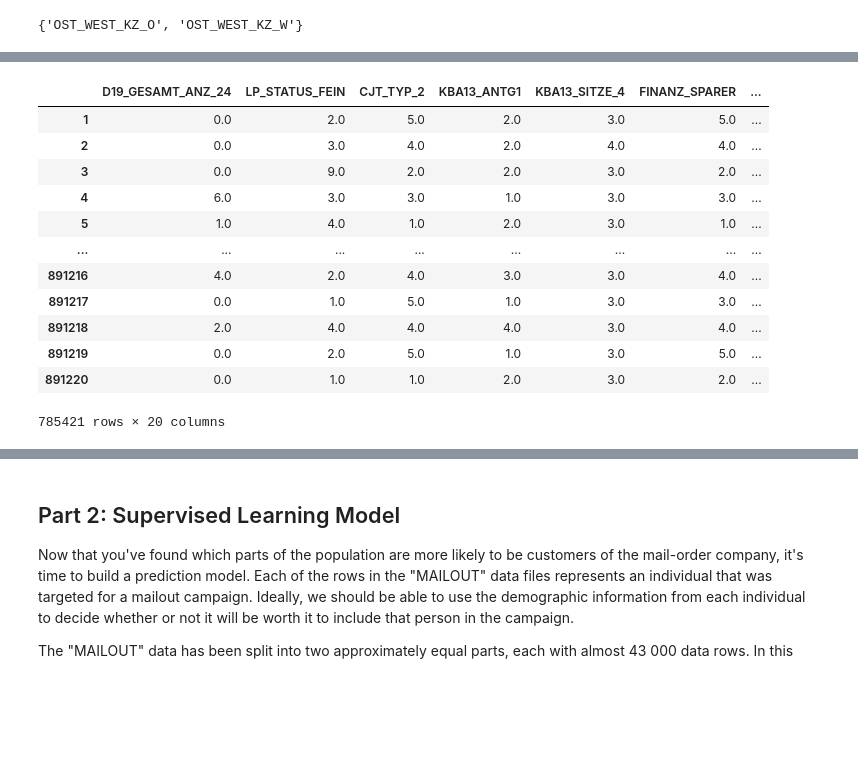
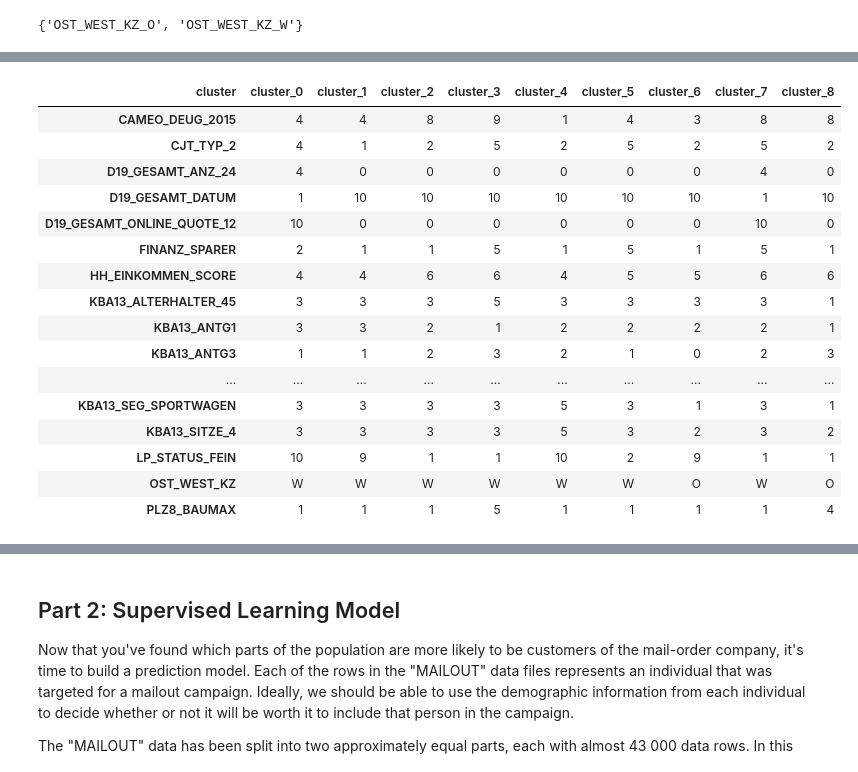
Before and after one commit to jaeyoun-chang/u_city_capstone, a Jupyter notebook: Arvato_Project_Workbook.ipynb, the cells around one changed output, grey strips where cells are left out. Saved outputs shown, nothing was run; the diff lists cells and outputs as text; code cells hidden in the pictures; blank space fills up the shorter version.

```diff
--- a/Arvato_Project_Workbook.ipynb
+++ b/Arvato_Project_Workbook.ipynb
@@ -2009,20 +1985,35 @@ feature_high_importance
 # %%
+feature_high_importance = [x for x in feature_high_importance if x not in ['OST_WEST_KZ_O', 'OST_WEST_KZ_W']]
+feature_high_importance.append('OST_WEST_KZ')
+
+# azdias with cluster
 azdias_with_cluster = azdias.loc[:, feature_high_importance].copy()
 azdias_with_cluster['cluster'] = general_label
 azdias_with_cluster['cluster'] = 'cluster_' + azdias_with_cluster['cluster'].astype(str)
 azdias_with_cluster['OST_WEST_KZ'] = azdias_with_cluster['OST_WEST_KZ'].replace({'W': 1, 'O': 0})
-azdias_with_cluster
+
+#cluster score
+cluster_score = pd.pivot_table(azdias_with_cluster,
+                               columns = 'cluster',
+                               aggfunc = pd.Series.mode)
+cluster_score = cluster_score.round(0).astype(int)
+cluster_score.loc['OST_WEST_KZ'] = cluster_score.loc['OST_WEST_KZ'].replace({1: 'W', 0: 'O'})
+cluster_score
 # %% [output]
-|  | D19_GESAMT_ANZ_24 | LP_STATUS_FEIN | CJT_TYP_2 | KBA13_ANTG1 | KBA13_SITZE_4 | FINANZ_SPARER | ... |
-| 1 | 0.0 | 2.0 | 5.0 | 2.0 | 3.0 | 5.0 | ... |
-| 2 | 0.0 | 3.0 | 4.0 | 2.0 | 4.0 | 4.0 | ... |
-| 3 | 0.0 | 9.0 | 2.0 | 2.0 | 3.0 | 2.0 | ... |
-| 4 | 6.0 | 3.0 | 3.0 | 1.0 | 3.0 | 3.0 | ... |
-| 5 | 1.0 | 4.0 | 1.0 | 2.0 | 3.0 | 1.0 | ... |
-| ... | ... | ... | ... | ... | ... | ... | ... |
-| 891216 | 4.0 | 2.0 | 4.0 | 3.0 | 3.0 | 4.0 | ... |
-| 891217 | 0.0 | 1.0 | 5.0 | 1.0 | 3.0 | 3.0 | ... |
-| 891218 | 2.0 | 4.0 | 4.0 | 4.0 | 3.0 | 4.0 | ... |
-| 891219 | 0.0 | 2.0 | 5.0 | 1.0 | 3.0 | 5.0 | ... |
-| 891220 | 0.0 | 1.0 | 1.0 | 2.0 | 3.0 | 2.0 | ... |
+| cluster | cluster_0 | cluster_1 | cluster_2 | cluster_3 | cluster_4 | cluster_5 | cluster_6 | cluster_7 | cluster_8 |
+| CAMEO_DEUG_2015 | 4 | 4 | 8 | 9 | 1 | 4 | 3 | 8 | 8 |
+| CJT_TYP_2 | 4 | 1 | 2 | 5 | 2 | 5 | 2 | 5 | 2 |
+| D19_GESAMT_ANZ_24 | 4 | 0 | 0 | 0 | 0 | 0 | 0 | 4 | 0 |
+| D19_GESAMT_DATUM | 1 | 10 | 10 | 10 | 10 | 10 | 10 | 1 | 10 |
+| D19_GESAMT_ONLINE_QUOTE_12 | 10 | 0 | 0 | 0 | 0 | 0 | 0 | 10 | 0 |
+| FINANZ_SPARER | 2 | 1 | 1 | 5 | 1 | 5 | 1 | 5 | 1 |
+| HH_EINKOMMEN_SCORE | 4 | 4 | 6 | 6 | 4 | 5 | 5 | 6 | 6 |
+| KBA13_ALTERHALTER_45 | 3 | 3 | 3 | 5 | 3 | 3 | 3 | 3 | 1 |
+| KBA13_ANTG1 | 3 | 3 | 2 | 1 | 2 | 2 | 2 | 2 | 1 |
+| KBA13_ANTG3 | 1 | 1 | 2 | 3 | 2 | 1 | 0 | 2 | 3 |
+| ... | ... | ... | ... | ... | ... | ... | ... | ... | ... |
+| KBA13_SEG_SPORTWAGEN | 3 | 3 | 3 | 3 | 5 | 3 | 1 | 3 | 1 |
+| KBA13_SITZE_4 | 3 | 3 | 3 | 3 | 5 | 3 | 2 | 3 | 2 |
+| LP_STATUS_FEIN | 10 | 9 | 1 | 1 | 10 | 2 | 9 | 1 | 1 |
+| OST_WEST_KZ | W | W | W | W | W | W | O | W | O |
+| PLZ8_BAUMAX | 1 | 1 | 1 | 5 | 1 | 1 | 1 | 1 | 4 |
-785421 rows × 20 columns
```
Also changed, not shown: parts of 64 cells of this notebook, 3 other files.
